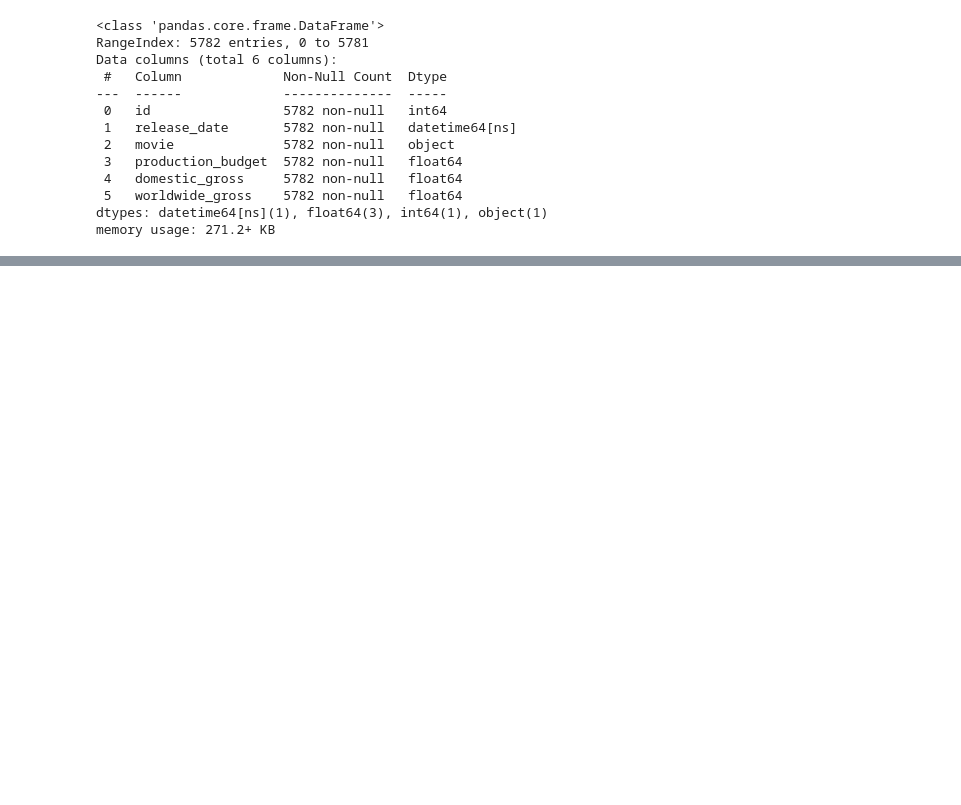
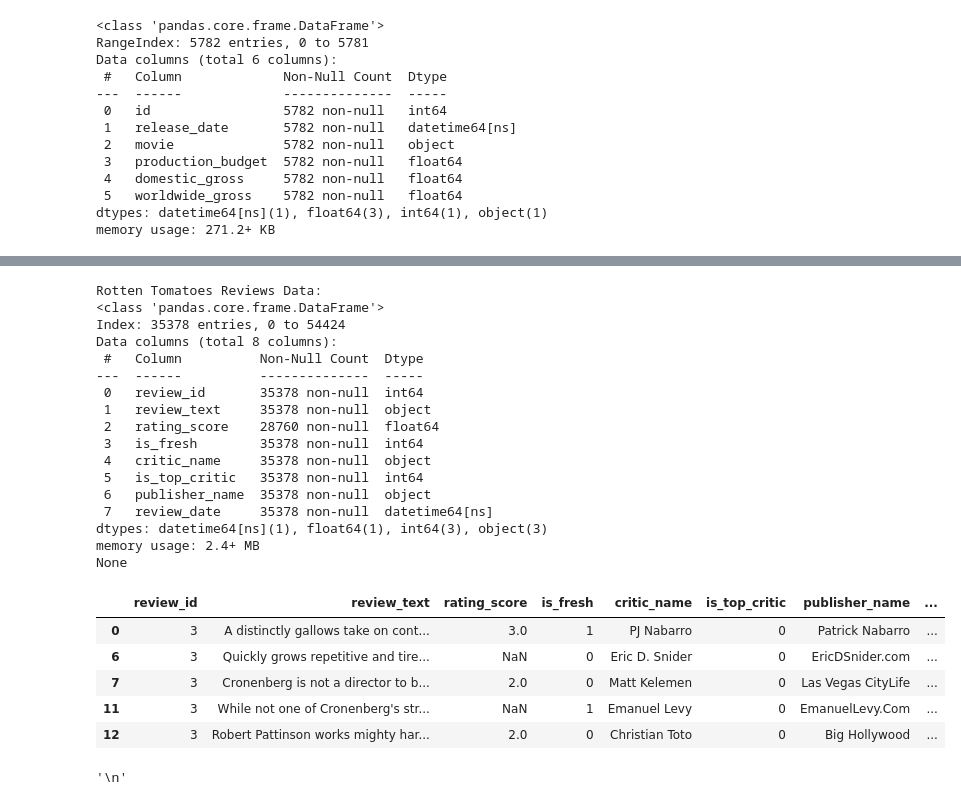
Before and after one commit to blexolonde/dsc-phase-2-FilmForecast, a Jupyter notebook: data_leaning.ipynb, the cells around one changed output, grey strips where cells are left out. Saved outputs shown, nothing was run; the diff lists cells and outputs as text; code cells hidden in the pictures; blank space fills up the shorter version.

```diff
--- a/data_leaning.ipynb
+++ b/data_leaning.ipynb
@@ -340,0 +363,57 @@ NameError: name 'tmdb_movies' is not defined
+# %%
+# Convert Data Types
+# Parse `rating` to extract numeric scores (e.g., '3/5' -> 3.0)
+def parse_rating(rating):
+    try:
+        return float(rating.split('/')[0]) if '/' in rating else None
+    except:
+        return None
+
+rt_reviews['rating'] = rt_reviews['rating'].apply(parse_rating)
+# %%
+# Simplify `fresh` to Binary
+rt_reviews['fresh'] = rt_reviews['fresh'].apply(lambda x: 1 if x == 'fresh' else 0)
+# %%
+# Remove Duplicates
+rt_reviews.drop_duplicates(inplace=True)
+# %%
+# Rename Columns to snake_case
+rt_reviews.rename(columns={
+    'id': 'review_id',
+    'review': 'review_text',
+    'rating': 'rating_score',
+    'fresh': 'is_fresh',
+    'critic': 'critic_name',
+    'top_critic': 'is_top_critic',
+    'publisher': 'publisher_name',
+    'date': 'review_date'
+}, inplace=True)
+# %%
+print("Rotten Tomatoes Reviews Data:")
+print(rt_reviews.info())  # Get an overview of the dataset
+display(rt_reviews.head(), "\n")  # Display the first few rows
+# %% [output]
+Rotten Tomatoes Reviews Data:
+<class 'pandas.core.frame.DataFrame'>
+Index: 35378 entries, 0 to 54424
+Data columns (total 8 columns):
+ #   Column          Non-Null Count  Dtype
+---  ------          --------------  -----
+ 0   review_id       35378 non-null  int64
+ 1   review_text     35378 non-null  object
+ 2   rating_score    28760 non-null  float64
+ 3   is_fresh        35378 non-null  int64
+ 4   critic_name     35378 non-null  object
+ 5   is_top_critic   35378 non-null  int64
+ 6   publisher_name  35378 non-null  object
+ 7   review_date     35378 non-null  datetime64[ns]
+dtypes: datetime64[ns](1), float64(1), int64(3), object(3)
+memory usage: 2.4+ MB
+None
+|  | review_id | review_text | rating_score | is_fresh | critic_name | is_top_critic | publisher_name | ... |
+| 0 | 3 | A distinctly gallows take on cont... | 3.0 | 1 | PJ Nabarro | 0 | Patrick Nabarro | ... |
+| 6 | 3 | Quickly grows repetitive and tire... | NaN | 0 | Eric D. Snider | 0 | EricDSnider.com | ... |
+| 7 | 3 | Cronenberg is not a director to b... | 2.0 | 0 | Matt Kelemen | 0 | Las Vegas CityLife | ... |
+| 11 | 3 | While not one of Cronenberg's str... | NaN | 1 | Emanuel Levy | 0 | EmanuelLevy.Com | ... |
+| 12 | 3 | Robert Pattinson works mighty har... | 2.0 | 0 | Christian Toto | 0 | Big Hollywood | ... |
+'\n'
```
Also changed, not shown: parts of 7 cells of this notebook.
